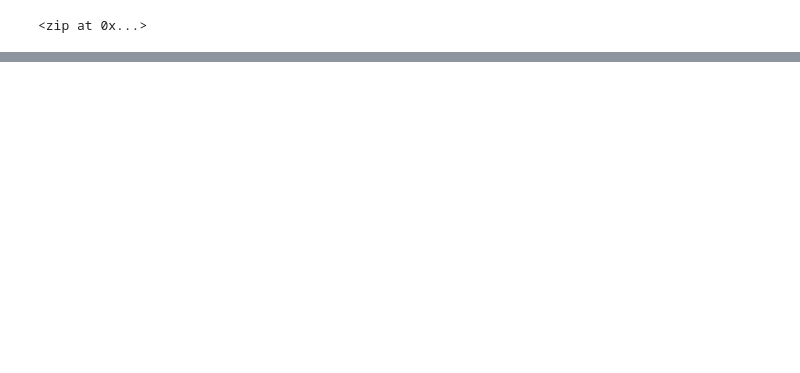
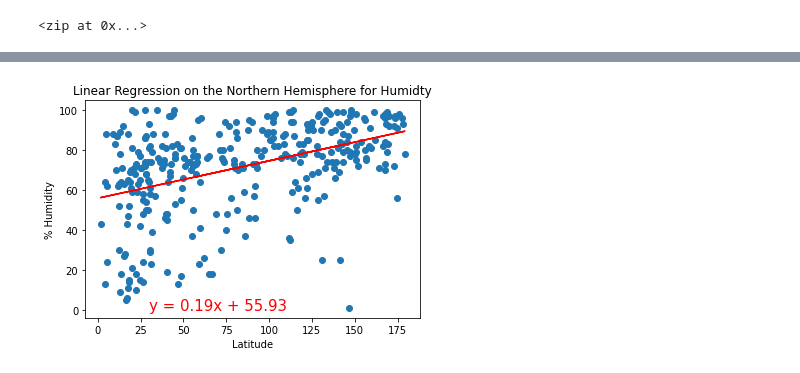
Before and after one commit to mthalken/World_Weather_Analysis, a Jupyter notebook: WeatherPy.ipynb, the cells around one changed output, grey strips where cells are left out. Saved outputs shown, nothing was run; the diff lists cells and outputs as text; code cells hidden in the pictures; blank space fills up the shorter version.

```diff
--- a/WeatherPy.ipynb
+++ b/WeatherPy.ipynb
@@ -250,0 +337,9 @@ plt.show()
+# %%
+#Linear regression on the N hemisphere (Humidity)
+x_values = northern_hemi_df['Lat']
+y_values = northern_hemi_df["Humidity"]
+
+#Call and use the create function
+plot_linear_regression(x_values, y_values, 'Linear Regression on the Northern Hemisphere for Humidty', '% Humidity', (30, 0))
+# %% [output]
+[figure, added]
```
Also changed, not shown: parts of 23 cells of this notebook, 5 other files.
